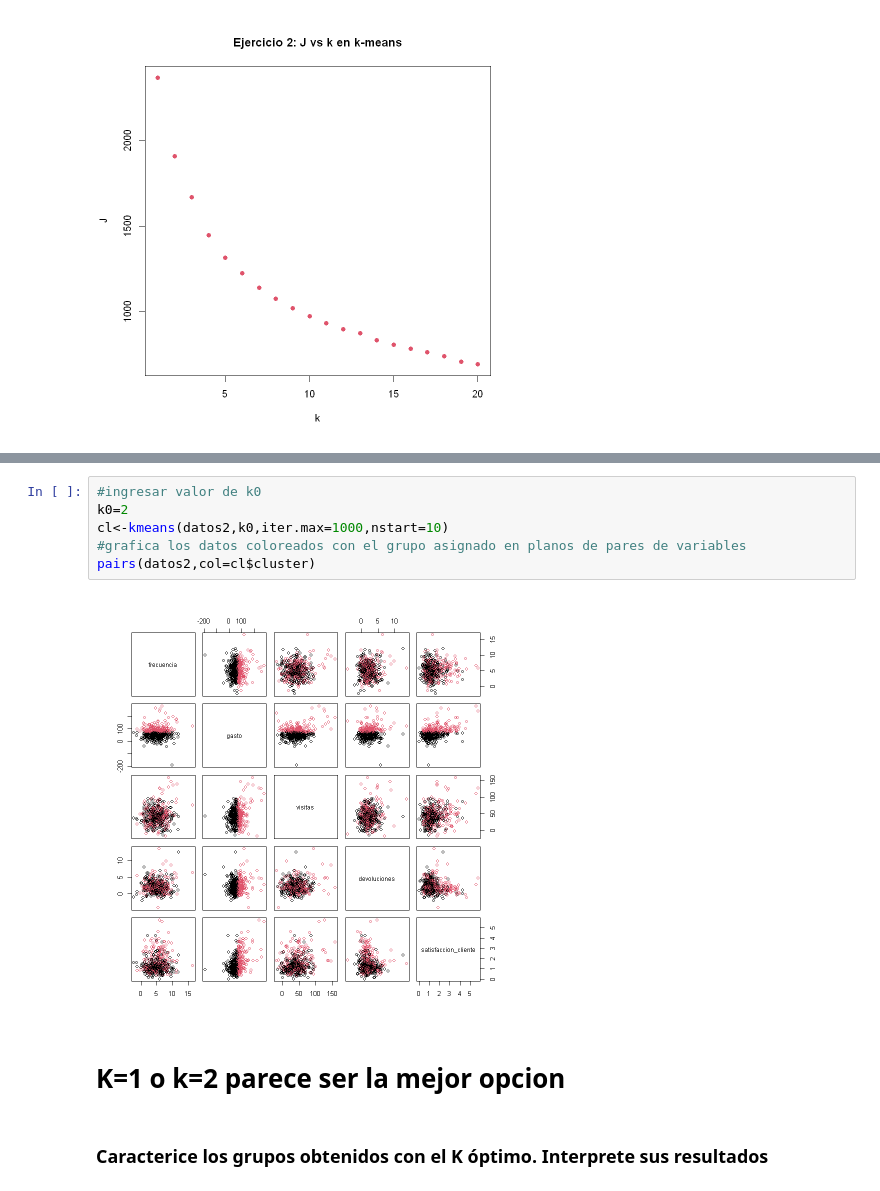
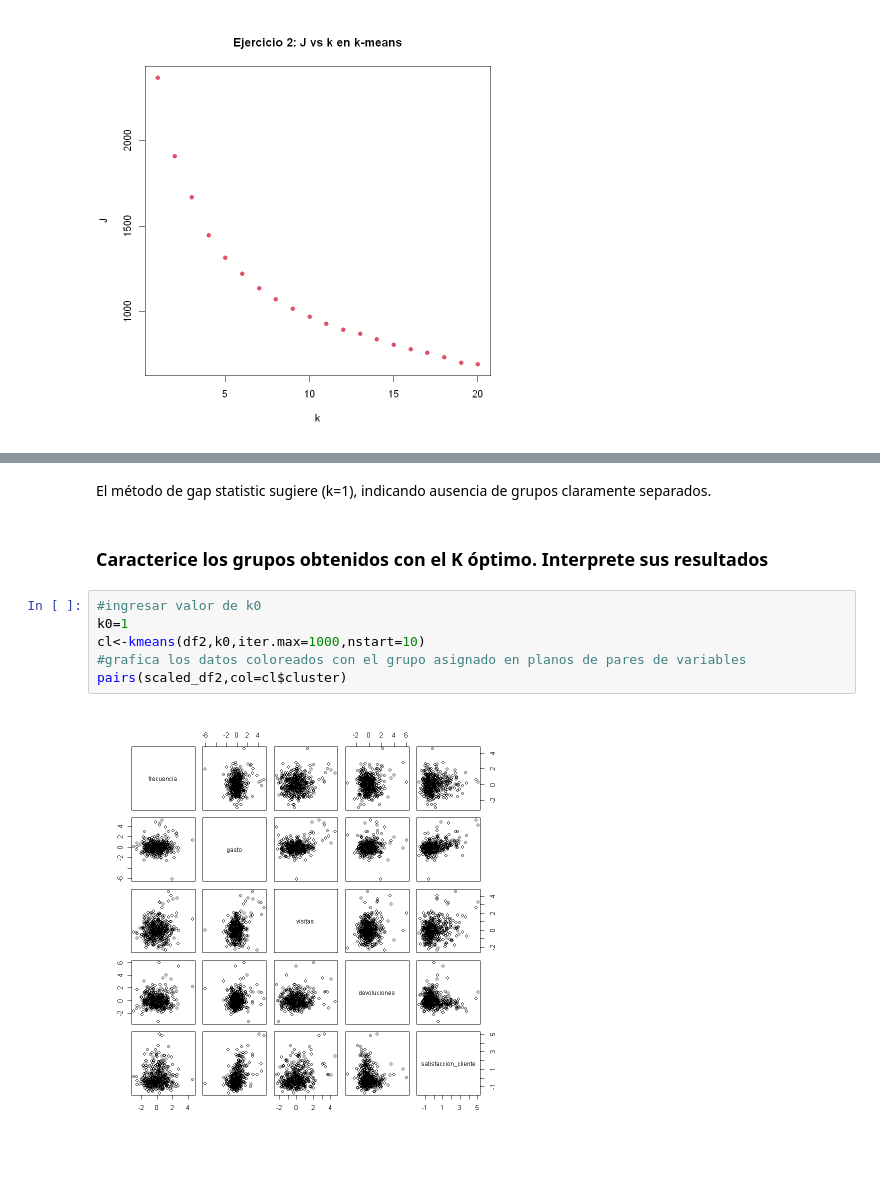
Before and after one commit to Tolally/info257-aprendizaje-de-maquinas-algoritmos-no-supervisados, a Jupyter notebook: Clustering_Grupo16.ipynb, the cells around one changed output, grey strips where cells are left out. Cells and saved outputs as stored; diff of their text form; blank space fills up the shorter version.

```diff
--- a/Clustering_Grupo16.ipynb
+++ b/Clustering_Grupo16.ipynb
@@ -290,15 +315,15 @@ fviz_gap_stat(gap_stat)
-# %%
-#ingresar valor de k0
-k0=2
-cl<-kmeans(datos2,k0,iter.max=1000,nstart=10)
-#grafica los datos coloreados con el grupo asignado en planos de pares de variables
-pairs(datos2,col=cl$cluster)
-# %% [output]
-[figure, removed]
-# %% [markdown]
-# K=1 o k=2 parece ser la mejor opcion
+# %% [markdown]
+El método de gap statistic sugiere (k=1), indicando ausencia de grupos claramente separados.
 # %% [markdown]
 ### Caracterice los grupos obtenidos con el K óptimo. Interprete sus resultados
+# %%
+#ingresar valor de k0
+k0=1
+cl<-kmeans(df2,k0,iter.max=1000,nstart=10)
+#grafica los datos coloreados con el grupo asignado en planos de pares de variables
+pairs(scaled_df2,col=cl$cluster)
+# %% [output]
+[figure, added]
 # %%
 #Análisis de Componentes Principales para graficar los grupos obtenidos
 #Calcula plano de componentes principales y grafica las observaciones con el número de su grupo
```
Also changed, not shown: parts of 16 cells of this notebook.
